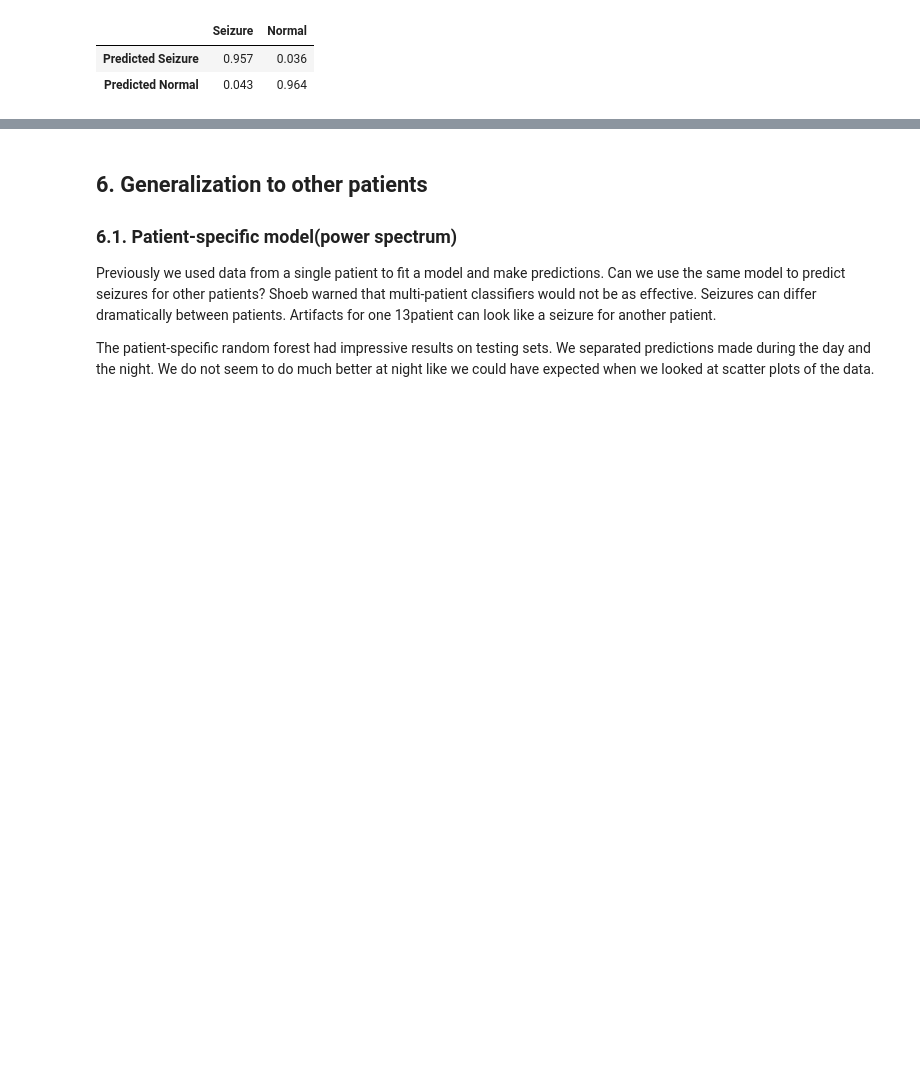
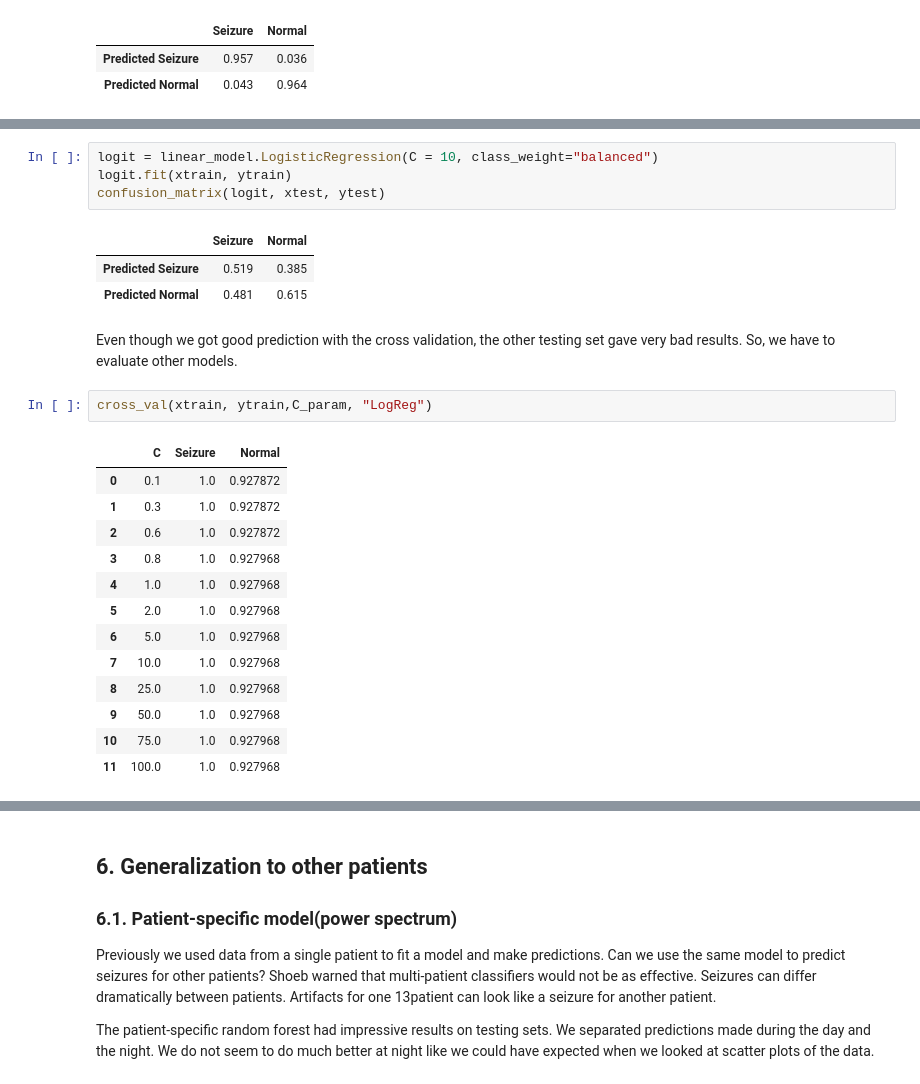
Before and after one commit to stiwarih/hssyp, a Jupyter notebook: project/Bend_Kumar_Smadja_Tiwari_CS109A_Detecting_Seizures.ipynb, the cells around one changed output, grey strips where cells are left out. Saved outputs shown, nothing was run; the diff lists cells and outputs as text; blank space fills up the shorter version.

```diff
--- a/project/Bend_Kumar_Smadja_Tiwari_CS109A_Detecting_Seizures.ipynb
+++ b/project/Bend_Kumar_Smadja_Tiwari_CS109A_Detecting_Seizures.ipynb
@@ -877,0 +1018,26 @@ trees and maximum depth as 5.
+# %%
+logit = linear_model.LogisticRegression(C = 10, class_weight="balanced")
+logit.fit(xtrain, ytrain)
+confusion_matrix(logit, xtest, ytest)
+# %% [output]
+|  | Seizure | Normal |
+| Predicted Seizure | 0.519 | 0.385 |
+| Predicted Normal | 0.481 | 0.615 |
+# %% [markdown]
+Even though we got good prediction with the cross validation, the other testing set gave very bad results. So, we have to evaluate other models.
+# %%
+cross_val(xtrain, ytrain,C_param, "LogReg")
+# %% [output]
+|  | C | Seizure | Normal |
+| 0 | 0.1 | 1.0 | 0.927872 |
+| 1 | 0.3 | 1.0 | 0.927872 |
+| 2 | 0.6 | 1.0 | 0.927872 |
+| 3 | 0.8 | 1.0 | 0.927968 |
+| 4 | 1.0 | 1.0 | 0.927968 |
+| 5 | 2.0 | 1.0 | 0.927968 |
+| 6 | 5.0 | 1.0 | 0.927968 |
+| 7 | 10.0 | 1.0 | 0.927968 |
+| 8 | 25.0 | 1.0 | 0.927968 |
+| 9 | 50.0 | 1.0 | 0.927968 |
+| 10 | 75.0 | 1.0 | 0.927968 |
+| 11 | 100.0 | 1.0 | 0.927968 |
```
Also changed, not shown: parts of 34 cells of this notebook.
